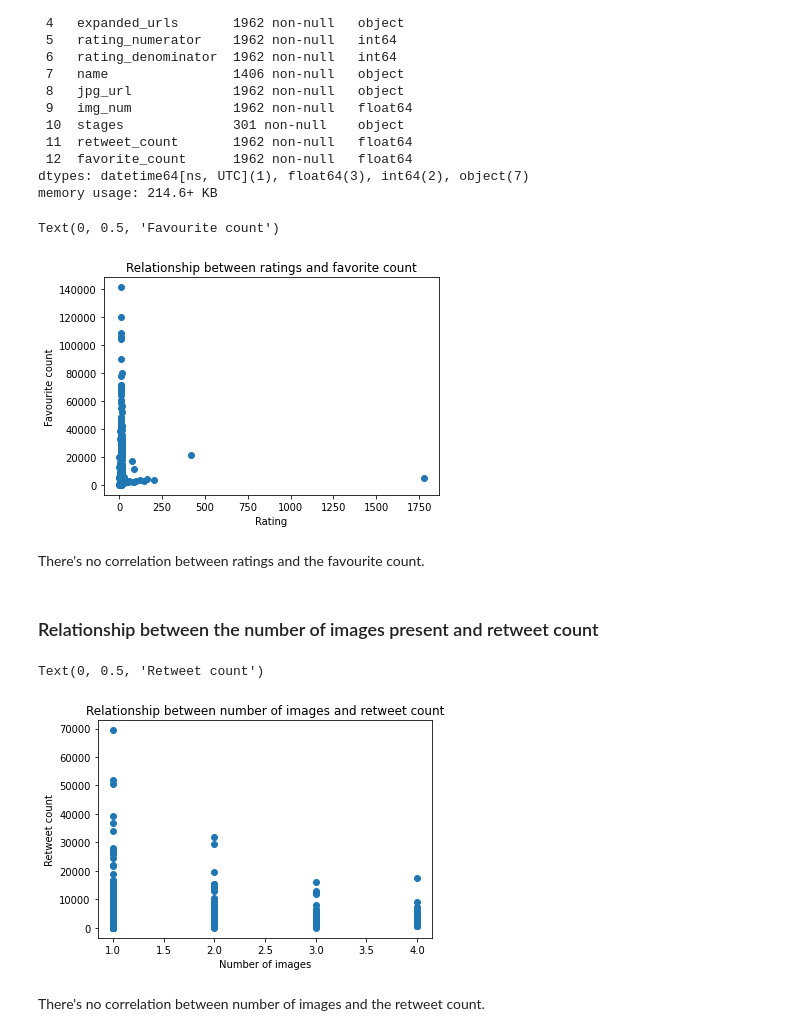
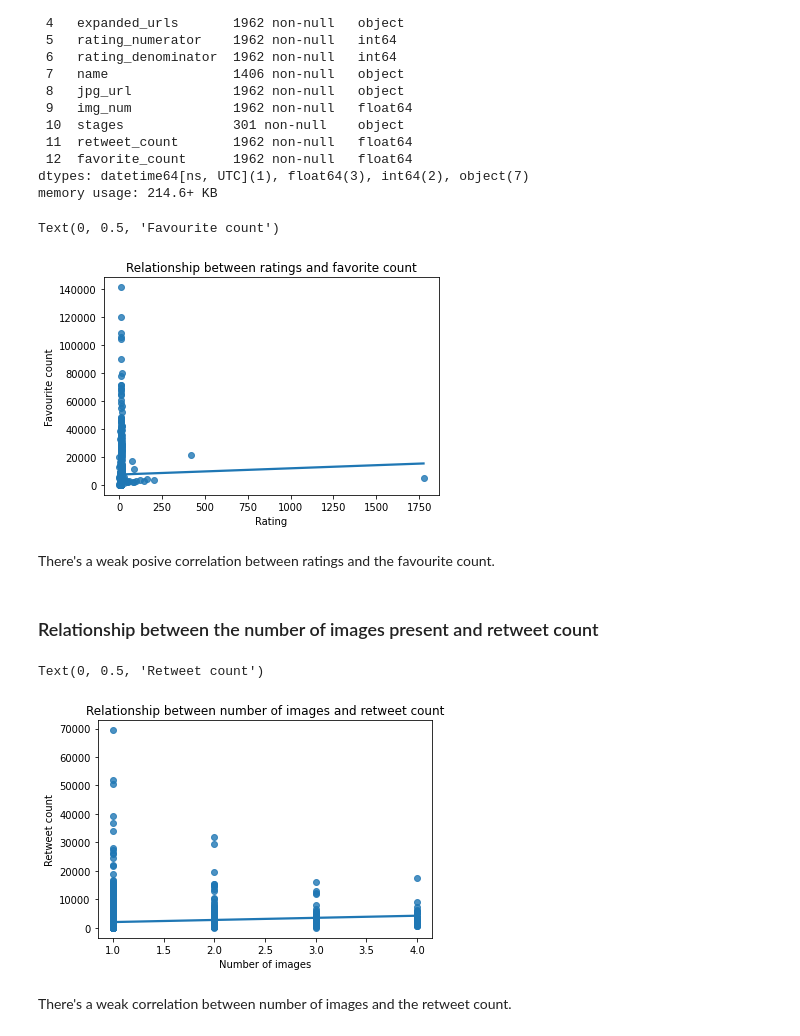
Before and after one commit to ssarrayya/alx-udacity_investigate-a-dataset, a Jupyter notebook: WeRateDogs_analysis/wrangle_act.ipynb, the cells around one changed output. Drawn from its saved outputs; the diff is of its cells as text; code cells hidden in the pictures.

```diff
--- a/WeRateDogs_analysis/wrangle_act.ipynb
+++ b/WeRateDogs_analysis/wrangle_act.ipynb
@@ -857,6 +861,8 @@ tweets_and_images['puppo'] = tweets_and_images['puppo'].replace(pd.NA, '')
 tweets_and_images['pupper'] = tweets_and_images['pupper'].replace(pd.NA, '')
 # %%
 tweets_and_images['floofer'] = tweets_and_images['floofer'].replace(pd.NA, '')
+# %%
+tweets_and_images['stages'] = tweets_and_images['puppo'] + tweets_and_images['pupper'] + tweets_and_images['floofer'] + tweets_and_images['doggo']
 # %%
 # dropping the columns
 tweets_and_images.drop(['doggo', 'puppo', 'pupper', 'floofer'], axis=1, inplace=True)
@@ -866,3 +874,9 @@ tweets_and_images['stages'] = tweets_and_images['stages'].replace('', pd.NA)
+# %%
+tweets_and_images.loc[tweets_and_images['stages'] == 'puppodoggo', 'stages'] = 'puppo, doggo'
+# %%
+tweets_and_images.loc[tweets_and_images['stages'] == 'pupperdoggo', 'stages'] = 'pupper, doggo'
+# %%
+tweets_and_images.loc[tweets_and_images['stages'] == 'flooferdoggo', 'stages'] = 'floofer, doggo'
 # %% [markdown]
 #### Test
 # %%
@@ -1005,24 +1026,24 @@ Data columns (total 13 columns):
 dtypes: datetime64[ns, UTC](1), float64(3), int64(2), object(7)
 memory usage: 214.6+ KB
 # %%
-plt.scatter(x=combo['rating_numerator'], y=combo['favorite_count'])
+sns.regplot(data=combo, x='rating_numerator', y='favorite_count', ci=None)
 plt.title('Relationship between ratings and favorite count')
 plt.xlabel('Rating')
 plt.ylabel('Favourite count')
 # %% [output]
 Text(0, 0.5, 'Favourite count')
-[figure, old version]
+[figure, new version]
 # %% [markdown]
-There's no correlation between ratings and the favourite count.
+There's a weak posive correlation between ratings and the favourite count.
 # %% [markdown]
 ### Relationship between the number of images present and retweet count
 # %%
-plt.scatter(x=combo['img_num'], y=combo['retweet_count'])
+sns.regplot(data=combo, x='img_num', y='retweet_count', ci=None)
 plt.title('Relationship between number of images and retweet count')
 plt.xlabel('Number of images')
 plt.ylabel('Retweet count')
 # %% [output]
 Text(0, 0.5, 'Retweet count')
-[figure, old version]
+[figure, new version]
 # %% [markdown]
-There's no correlation between number of images and the retweet count.
+There's a weak correlation between number of images and the retweet count.
```
Also changed, not shown: parts of 7 cells of this notebook, 7 other files.
